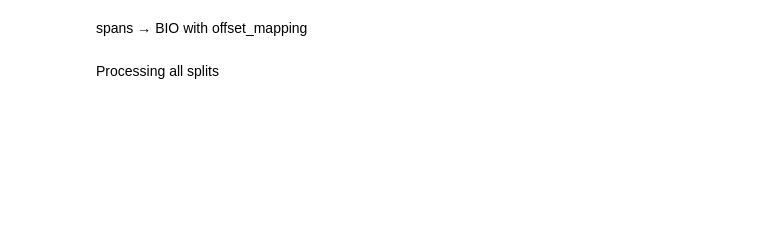
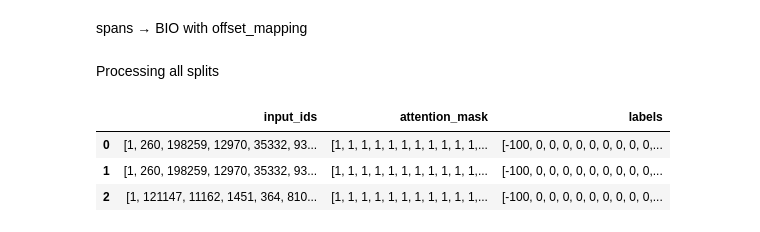
Before and after one commit to exdsgift/NerGuard, a Jupyter notebook: PII_detector.ipynb, the cells around one changed output. Saved outputs shown, nothing was run; the diff lists cells and outputs as text; code cells hidden in the pictures; blank space fills up the shorter version.

```diff
--- a/PII_detector.ipynb
+++ b/PII_detector.ipynb
@@ -134,13 +214,15 @@ def spans_to_bio(text, spans, label2id, tokenizer, max_length=256):
 # %% [markdown]
 Processing all splits
 # %%
+from transformers import DataCollatorForTokenClassification
+
 TEXT_COL = "generated_text"
 SPAN_COL = "pii_spans"
 
 def preprocess_batch(batch):
     input_ids, attention_mask, labels = [], [], []
     for text, spans in zip(batch[TEXT_COL], batch[SPAN_COL]):
-        ids, mask, y = spans_to_bio(text, spans, label2id, tok, max_length=512)
+        ids, mask, y = spans_to_bio(text, spans, label2id, tok, max_length=256)
         input_ids.append(ids); attention_mask.append(mask); labels.append(y)
     return {"input_ids": input_ids, "attention_mask": attention_mask, "labels": labels}
 
@@ -158,4 +240,17 @@ for split in ds.keys():
 #.with_format("torch", columns=["input_ids","attention_mask","labels"])
 train_processed = processed["train"]
 val_processed   = processed["validation"]
-test_processed  = processed.get("test", None)
+
+data_collator = DataCollatorForTokenClassification(
+    tokenizer=tok,
+    padding=True,
+    label_pad_token_id=-100
+)
+# %%
+ds = train_processed.to_pandas()
+ds.head(3)
+# %% [output]
+|  | input_ids | attention_mask | labels |
+| 0 | [1, 260, 198259, 12970, 35332, 93... | [1, 1, 1, 1, 1, 1, 1, 1, 1, 1, 1,... | [-100, 0, 0, 0, 0, 0, 0, 0, 0, 0,... |
+| 1 | [1, 260, 198259, 12970, 35332, 93... | [1, 1, 1, 1, 1, 1, 1, 1, 1, 1, 1,... | [-100, 0, 0, 0, 0, 0, 0, 0, 0, 0,... |
+| 2 | [1, 121147, 11162, 1451, 364, 810... | [1, 1, 1, 1, 1, 1, 1, 1, 1, 1, 1,... | [-100, 0, 0, 0, 0, 0, 0, 0, 0, 0,... |
```
Also changed, not shown: parts of 63 cells of this notebook.
